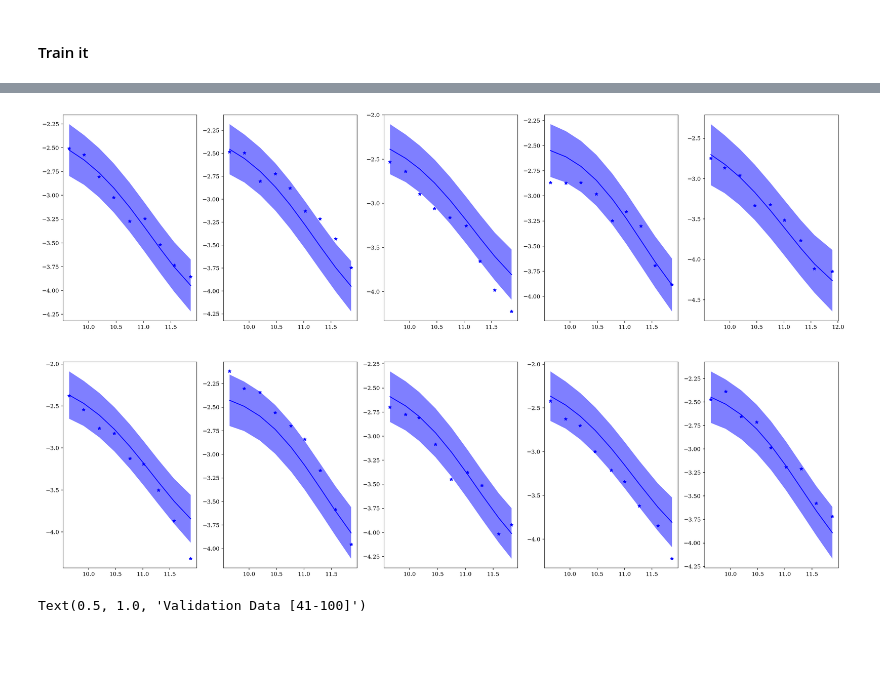
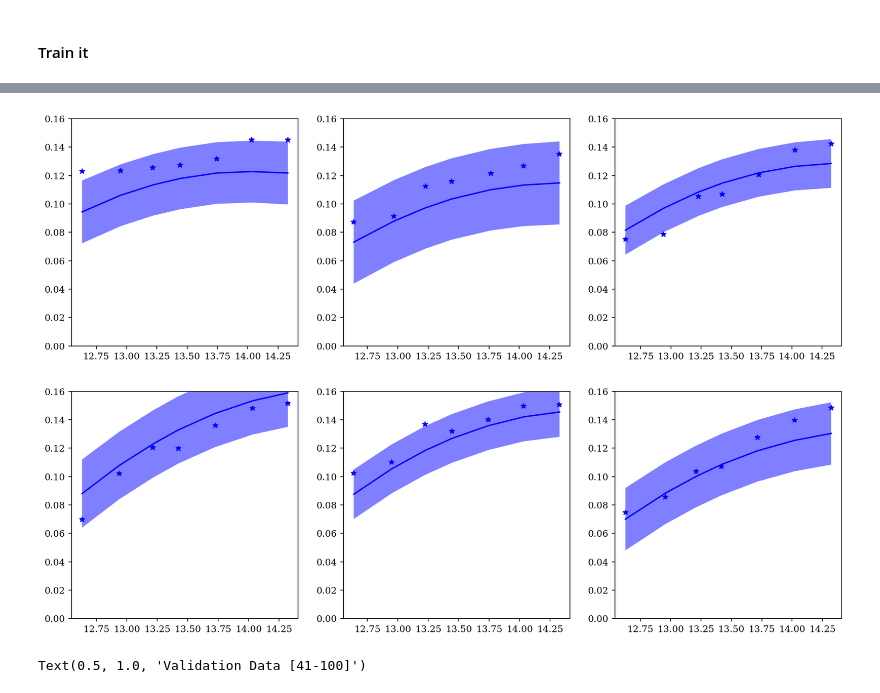
Before and after one commit to fgmaion/MTNG-resims, a Jupyter notebook: Notebooks/GP_fgas.ipynb, the cells around one changed output, grey strips where cells are left out. Cells and saved outputs as stored; diff of their text form; code cells hidden in the pictures; blank space fills up the shorter version.

Commit message:
Training is working well now.

```diff
--- a/Notebooks/GP_fgas.ipynb
+++ b/Notebooks/GP_fgas.ipynb
@@ -206,5 +212,5 @@ zoom_fgas['LH_0']['counts']
 # %%
-train_sel = random.sample(range(31), 20)
+train_sel = np.argsort(dist)[::-1][:25]
 test_sel = list(set(range(31)) - set(train_sel))
 # %%
 #del smf_global, arr_global
@@ -222,6 +228,6 @@ for i in range(len(train_sel)):
 # %%
 train_x = torch.asarray(pars_global, dtype=torch.float)
-train_y = torch.asarray(smf_global, dtype=torch.float)
+train_y = torch.asarray(fgas_global, dtype=torch.float)
 # %% [markdown]
 ### Build the GP Model
 # %%
@@ -230,7 +236,23 @@ class ExactGPModel(gpytorch.models.ExactGP):
     def __init__(self, train_x, train_y, likelihood):
         super(ExactGPModel, self).__init__(train_x, train_y, likelihood)
         self.mean_module = gpytorch.means.ConstantMean()
-        self.covar_module = gpytorch.kernels.ScaleKernel(gpytorch.kernels.RBFKernel(ard_num_dims=2))
+        self.covar_module = gpytorch.kernels.ScaleKernel(gpytorch.kernels.RBFKernel(ard_num_dims=8))
+
+    def initialize(self):
+        # reset constant mean to something reasonable
+        self.mean_module.constant.data.normal_(0, 0.1)
+
+        # lengthscales (ARD) :
+        # initialize in log-space so we get spread over ~[0.3, 3] in standardized units
+        with torch.no_grad():
+            ls = 0.5 + torch.rand_like(self.covar_module.base_kernel.lengthscale)
+            self.covar_module.base_kernel.lengthscale.copy_(ls)
+
+        # reset outputscale
+        self.covar_module.outputscale = 1.0
+
+        # reset likelihood noise to moderate value
+        self.likelihood.noise = 1e-4
 
     def forward(self, x):
         mean_x = self.mean_module(x)
@@ -238,8 +260,7 @@ class ExactGPModel(gpytorch.models.ExactGP):
         return gpytorch.distributions.MultivariateNormal(mean_x, covar_x)
 
 # initialize likelihood and model
-likelihood = gpytorch.likelihoods.GaussianLikelihood(noise_constraint=gpytorch.constraints.GreaterThan(1e-2))
-likelihood.noise = torch.tensor(0.1**2)
+likelihood = gpytorch.likelihoods.GaussianLikelihood(noise_constraint=gpytorch.constraints.GreaterThan(1e-6))
 model = ExactGPModel(train_x, train_y, likelihood)
 # %%
 # # We will use the simplest form of GP model, exact inference
@@ -355,14 +382,15 @@ with torch.no_grad(), gpytorch.settings.fast_pred_var():
 
     for i in range(4):
         for j in range(5):
+            ax[i,j].set_ylim(0, 0.16)
 
-            test_x = torch.asarray(pars(train_sel[5*i+j], np.log10(zoom_smf[name_list[train_sel[5*i+j]]]['mstar'][0])), dtype=torch.float)
+            test_x = torch.asarray(pars(train_sel[5*i+j], np.log10(zoom_fgas[name_list[train_sel[5*i+j]]]['m500c'][0])), dtype=torch.float)
             observed_pred = likelihood(model(torch.asarray(test_x, dtype=torch.float)))
 
             # Get upper and lower confidence bounds
             lower, upper = observed_pred.confidence_region()
             # Plot training data as black stars
-            ax[i,j].plot(np.log10(zoom_smf[name_list[train_sel[5*i+j]]]['mstar'][0]), np.log10(zoom_smf[name_list[train_sel[5*i+j]]]['smf'][0]), 'b*')
+            ax[i,j].plot(np.log10(zoom_fgas[name_list[train_sel[5*i+j]]]['m500c'][0]), zoom_fgas[name_list[train_sel[5*i+j]]]['f_gas'][0], 'b*')
 
             # Plot predictive means as blue line
         #    for i in range(10):
@@ -383,31 +411,33 @@ test_sel
 # %%
 with torch.no_grad(), gpytorch.settings.fast_pred_var():
     # Initialize plot
-    f, ax = plt.subplots(2, 5, figsize=(25, 15), dpi=150)
+    f, ax = plt.subplots(2, 3, figsize=(15, 10), dpi=150)
 
     for i in range(2):
-        for j in range(5):
+        for j in range(3):
 
-            test_x = torch.asarray(pars(test_sel[5*i+j], np.log10(zoom_smf[name_list[test_sel[5*i+j]]]['mstar'][0])), dtype=torch.float)
+            ax[i,j].set_ylim(0, 0.16)
+
+            test_x = torch.asarray(pars(test_sel[3*i+j], np.log10(zoom_fgas[name_list[test_sel[3*i+j]]]['m500c'][0])), dtype=torch.float)
             observed_pred = likelihood(model(torch.asarray(test_x, dtype=torch.float)))
 
             # Get upper and lower confidence bounds
             lower, upper = observed_pred.confidence_region()
             # Plot test data as black stars
-            ax[i,j].plot(np.log10(zoom_smf[name_list[test_sel[5*i+j]]]['mstar'][0]), np.log10(zoom_smf[name_list[test_sel[5*i+j]]]['smf'][0]), 'b*')
+            ax[i,j].plot(np.log10(zoom_fgas[name_list[test_sel[3*i+j]]]['m500c'][0]), zoom_fgas[name_list[test_sel[3*i+j]]]['f_gas'][0], 'b*')
 
             # Plot predictive means as blue line
         #    for i in range(10):
         #        ax.plot(mstar_test, smf_test.sample().numpy(), 'b', ls='--', lw=0.5)
             ax[i,j].plot(test_x[:,0], observed_pred.mean.numpy(), 'b')
 
             # Shade between the lower and upper confidence bounds
             ax[i,j].fill_between(test_x[:,0].numpy(), observed_pred.mean.numpy()-observed_pred.stddev.numpy(), observed_pred.mean.numpy()+observed_pred.stddev.numpy(), color='b', alpha=0.5, edgecolor=None)
 
 # ax.set_xlabel('$M_*$')
 # ax.set_ylabel('SMF')
 # %% [output]
-[figure, old version]
+[figure, new version]
 # %%
 with torch.no_grad():
     # Initialize plot
```
Also changed, not shown: parts of 13 cells of this notebook.
